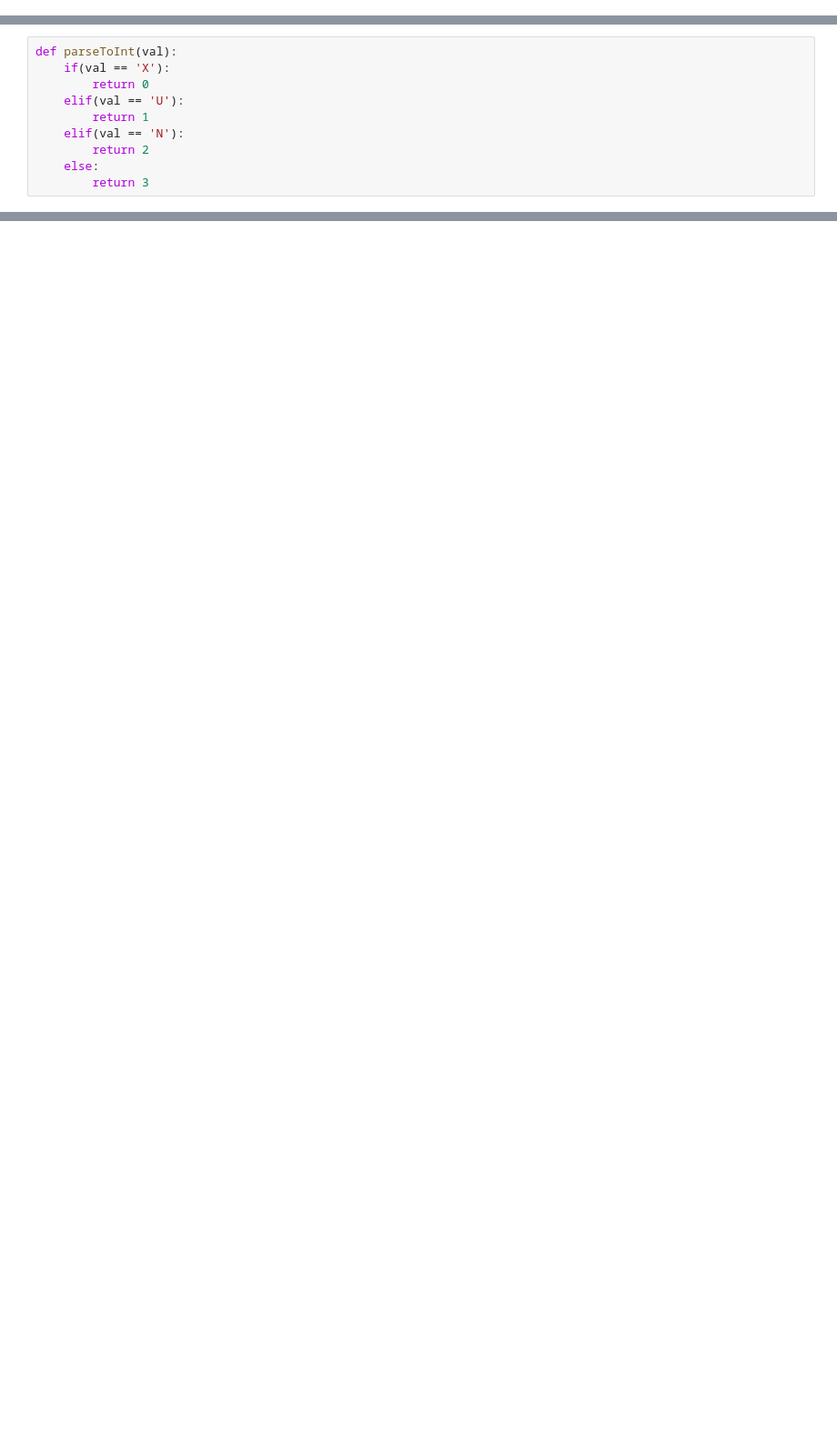
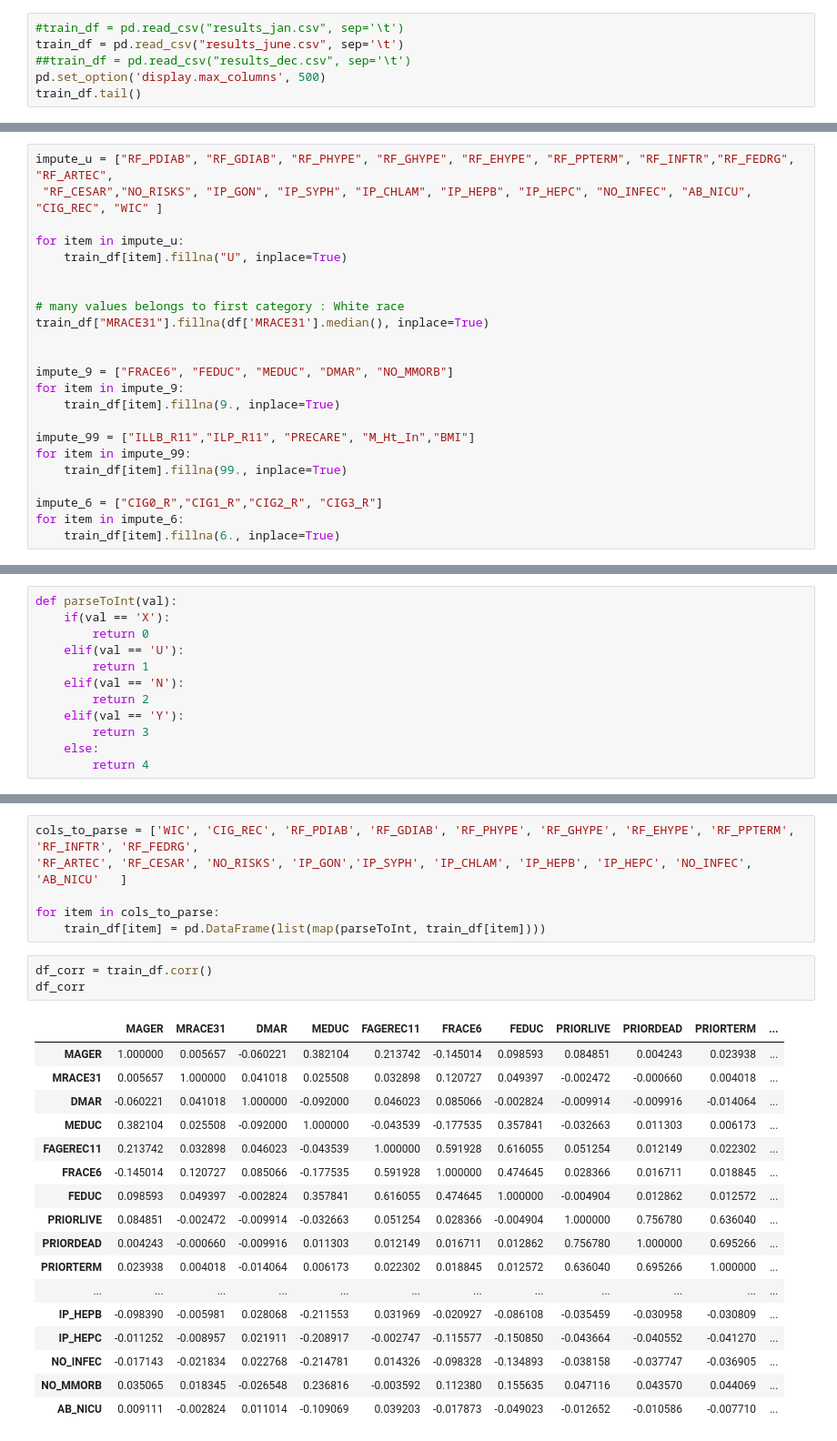
Before and after one commit to alickr/cdcnatality, a Jupyter notebook: analysis/categorical_feature_analysis.ipynb, the cells around one changed output, grey strips where cells are left out. Shown at 91% size. Saved outputs shown, nothing was run; the diff lists cells and outputs as text; blank space fills up the shorter version.

```diff
--- a/analysis/categorical_feature_analysis.ipynb
+++ b/analysis/categorical_feature_analysis.ipynb
@@ -20,0 +3,6 @@ df = train_df.dropna()
+# %%
+#train_df = pd.read_csv("results_jan.csv", sep='\t')
+train_df = pd.read_csv("results_june.csv", sep='\t')
+##train_df = pd.read_csv("results_dec.csv", sep='\t')
+pd.set_option('display.max_columns', 500)
+train_df.tail()
@@ -20,0 +24,23 @@ df = train_df.dropna()
+# %%
+impute_u = ["RF_PDIAB", "RF_GDIAB", "RF_PHYPE", "RF_GHYPE", "RF_EHYPE", "RF_PPTERM", "RF_INFTR","RF_FEDRG", "RF_ARTEC",
+ "RF_CESAR","NO_RISKS", "IP_GON", "IP_SYPH", "IP_CHLAM", "IP_HEPB", "IP_HEPC", "NO_INFEC", "AB_NICU", "CIG_REC", "WIC" ]
+
+for item in impute_u:
+    train_df[item].fillna("U", inplace=True)
+
+
+# many values belongs to first category : White race
+train_df["MRACE31"].fillna(df['MRACE31'].median(), inplace=True)
+
+
+impute_9 = ["FRACE6", "FEDUC", "MEDUC", "DMAR", "NO_MMORB"]
+for item in impute_9:
+    train_df[item].fillna(9., inplace=True)
+
+impute_99 = ["ILLB_R11","ILP_R11", "PRECARE", "M_Ht_In","BMI"]
+for item in impute_99:
+    train_df[item].fillna(99., inplace=True)
+
+impute_6 = ["CIG0_R","CIG1_R","CIG2_R", "CIG3_R"]
+for item in impute_6:
+    train_df[item].fillna(6., inplace=True)
@@ -26,5 +73,7 @@ def parseToInt(val):
         return 1
     elif(val == 'N'):
         return 2
+    elif(val == 'Y'):
+        return 3
     else:
-        return 3
+        return 4
@@ -193,0 +80,27 @@ df_mat_1.corr()
+# %%
+cols_to_parse = ['WIC', 'CIG_REC', 'RF_PDIAB', 'RF_GDIAB', 'RF_PHYPE', 'RF_GHYPE', 'RF_EHYPE', 'RF_PPTERM', 'RF_INFTR', 'RF_FEDRG',
+'RF_ARTEC', 'RF_CESAR', 'NO_RISKS', 'IP_GON','IP_SYPH', 'IP_CHLAM', 'IP_HEPB', 'IP_HEPC', 'NO_INFEC', 'AB_NICU'   ]
+
+for item in cols_to_parse:
+    train_df[item] = pd.DataFrame(list(map(parseToInt, train_df[item])))
+# %%
+df_corr = train_df.corr()
+df_corr
+# %% [output]
+|  | MAGER | MRACE31 | DMAR | MEDUC | FAGEREC11 | FRACE6 | FEDUC | PRIORLIVE | PRIORDEAD | PRIORTERM | ... |
+| MAGER | 1.000000 | 0.005657 | -0.060221 | 0.382104 | 0.213742 | -0.145014 | 0.098593 | 0.084851 | 0.004243 | 0.023938 | ... |
+| MRACE31 | 0.005657 | 1.000000 | 0.041018 | 0.025508 | 0.032898 | 0.120727 | 0.049397 | -0.002472 | -0.000660 | 0.004018 | ... |
+| DMAR | -0.060221 | 0.041018 | 1.000000 | -0.092000 | 0.046023 | 0.085066 | -0.002824 | -0.009914 | -0.009916 | -0.014064 | ... |
+| MEDUC | 0.382104 | 0.025508 | -0.092000 | 1.000000 | -0.043539 | -0.177535 | 0.357841 | -0.032663 | 0.011303 | 0.006173 | ... |
+| FAGEREC11 | 0.213742 | 0.032898 | 0.046023 | -0.043539 | 1.000000 | 0.591928 | 0.616055 | 0.051254 | 0.012149 | 0.022302 | ... |
+| FRACE6 | -0.145014 | 0.120727 | 0.085066 | -0.177535 | 0.591928 | 1.000000 | 0.474645 | 0.028366 | 0.016711 | 0.018845 | ... |
+| FEDUC | 0.098593 | 0.049397 | -0.002824 | 0.357841 | 0.616055 | 0.474645 | 1.000000 | -0.004904 | 0.012862 | 0.012572 | ... |
+| PRIORLIVE | 0.084851 | -0.002472 | -0.009914 | -0.032663 | 0.051254 | 0.028366 | -0.004904 | 1.000000 | 0.756780 | 0.636040 | ... |
+| PRIORDEAD | 0.004243 | -0.000660 | -0.009916 | 0.011303 | 0.012149 | 0.016711 | 0.012862 | 0.756780 | 1.000000 | 0.695266 | ... |
+| PRIORTERM | 0.023938 | 0.004018 | -0.014064 | 0.006173 | 0.022302 | 0.018845 | 0.012572 | 0.636040 | 0.695266 | 1.000000 | ... |
+| ... | ... | ... | ... | ... | ... | ... | ... | ... | ... | ... | ... |
+| IP_HEPB | -0.098390 | -0.005981 | 0.028068 | -0.211553 | 0.031969 | -0.020927 | -0.086108 | -0.035459 | -0.030958 | -0.030809 | ... |
+| IP_HEPC | -0.011252 | -0.008957 | 0.021911 | -0.208917 | -0.002747 | -0.115577 | -0.150850 | -0.043664 | -0.040552 | -0.041270 | ... |
+| NO_INFEC | -0.017143 | -0.021834 | 0.022768 | -0.214781 | 0.014326 | -0.098328 | -0.134893 | -0.038158 | -0.037747 | -0.036905 | ... |
+| NO_MMORB | 0.035065 | 0.018345 | -0.026548 | 0.236816 | -0.003592 | 0.112380 | 0.155635 | 0.047116 | 0.043570 | 0.044069 | ... |
+| AB_NICU | 0.009111 | -0.002824 | 0.011014 | -0.109069 | 0.039203 | -0.017873 | -0.049023 | -0.012652 | -0.010586 | -0.007710 | ... |
```
Also changed, not shown: parts of 31 cells of this notebook, 11 other files.
